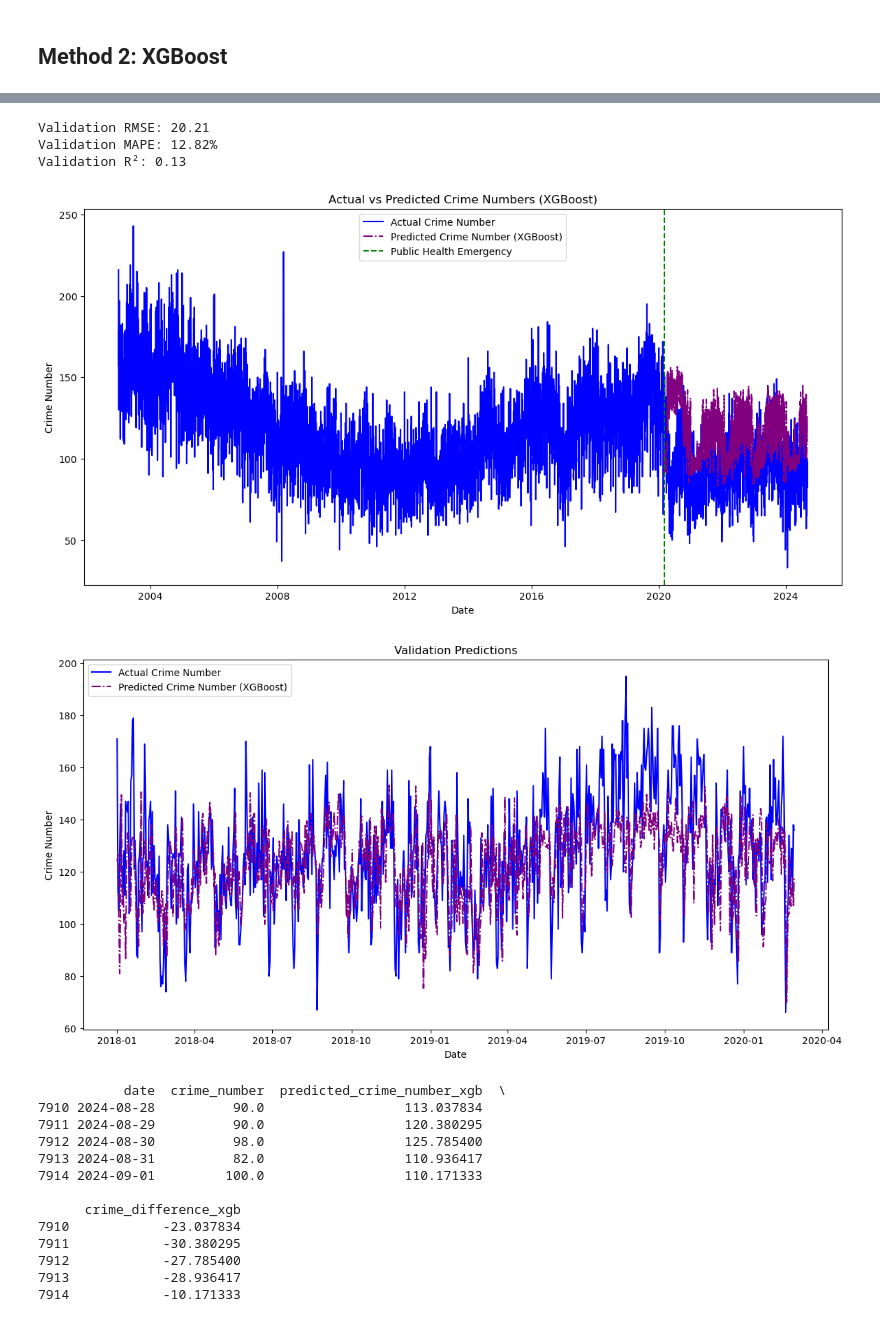
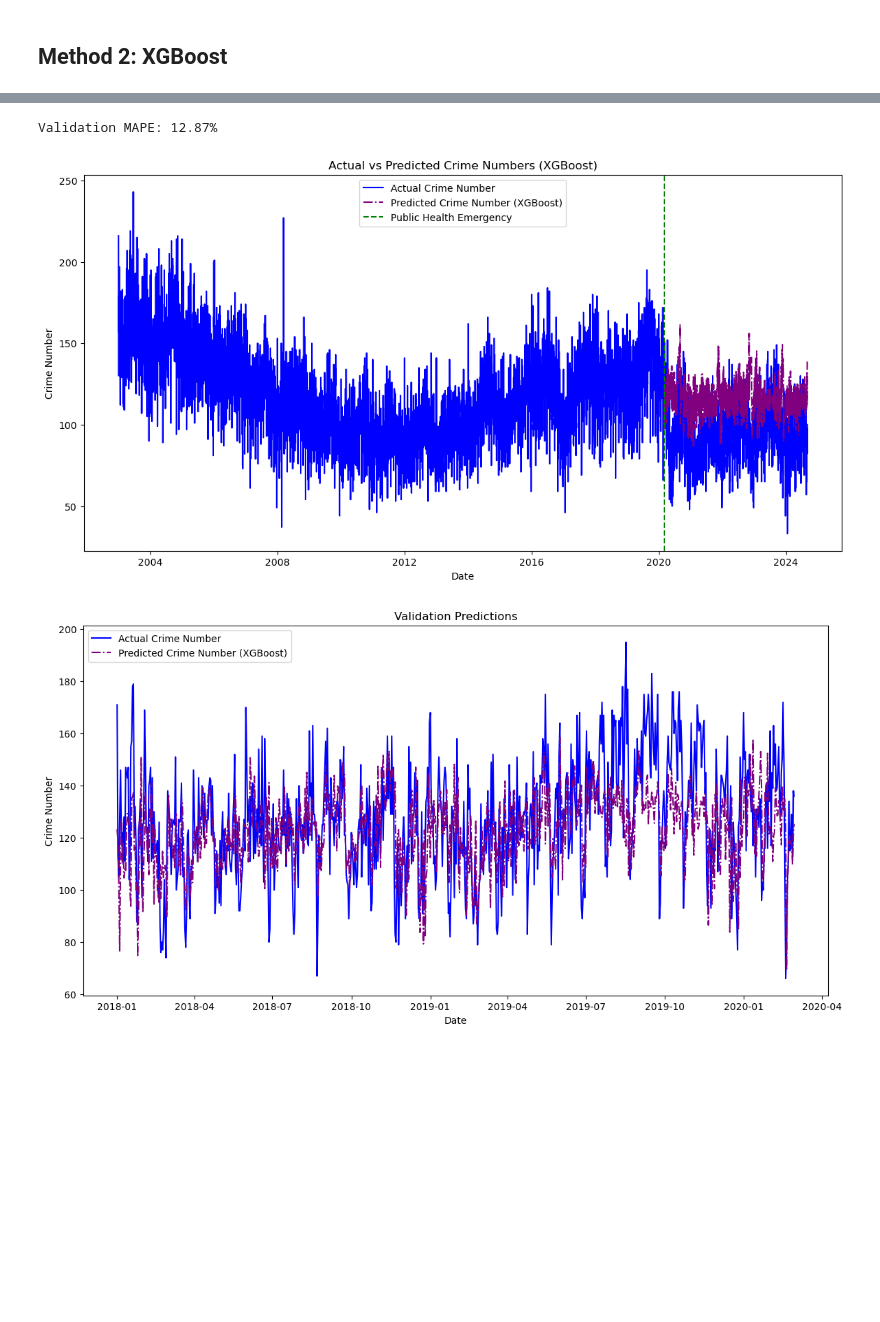
Before and after one commit to HantzeWANG/ECON490, a Jupyter notebook: CrimePrediction.ipynb, the cells around one changed output, grey strips where cells are left out. Saved outputs shown, nothing was run; the diff lists cells and outputs as text; code cells hidden in the pictures; blank space fills up the shorter version.

```diff
--- a/CrimePrediction.ipynb
+++ b/CrimePrediction.ipynb
@@ -437,7 +437,7 @@ features = [
     'crime_number_lag_1', 'crime_number_lag_2', 'crime_number_lag_3',
     'month', 'year', 'Police officers per 100,000 population',
     'Weighted clearance rate', 'Vancouver Unemployment Rate',
-    'CPI', 'MinWage'
+    'CPI', 'MinWage', 'temperature'
 ]
 
 X_train = train_data[features]
@@ -453,17 +453,9 @@ xgb_model.fit(X_train, y_train)
 # Step 3: Evaluate performance on the validation set
 val_predictions = xgb_model.predict(X_val)
 
-# Calculate RMSE
-rmse_val = np.sqrt(mean_squared_error(y_val, val_predictions))
-print(f"Validation RMSE: {rmse_val:.2f}")
-
 # calculate mape
 mape = np.mean(np.abs((y_val - val_predictions) / y_val)) * 100
 print(f"Validation MAPE: {mape:.2f}%")
-
-# Calculate R-squared
-r2_val = r2_score(y_val, val_predictions)
-print(f"Validation R²: {r2_val:.2f}")
 
 # Step 4: Prepare the test data
 test_data = create_lagged_features(test_data, 'crime_number', 3)
@@ -501,52 +493,33 @@ plt.xlabel("Date")
 plt.ylabel("Crime Number")
 plt.title("Actual vs Predicted Crime Numbers (XGBoost)")
 plt.legend()
 plt.show()
 
 #plot validation predictions
 plt.figure(figsize=(14, 7))
 plt.plot(val_data['date'], y_val, label="Actual Crime Number", color="blue")
 plt.plot(val_data['date'], val_predictions, label="Predicted Crime Number (XGBoost)", color="purple", linestyle="-.")
 plt.xlabel("Date")
 plt.ylabel("Crime Number")
 plt.title("Validation Predictions")
 plt.legend()
 plt.show()
-
-# Step 6: Calculate and print crime number differences
-merged_df_xgb['crime_difference_xgb'] = merged_df_xgb['crime_number'] - merged_df_xgb['predicted_crime_number_xgb']
-print(merged_df_xgb[['date', 'crime_number', 'predicted_crime_number_xgb', 'crime_difference_xgb']].tail(5))
 # %% [output]
 A value is trying to be set on a copy of a slice from a DataFrame.
 Try using .loc[row_indexer,col_indexer] = value instead
 
 See the caveats in the documentation: https://pandas.pydata.org/pandas-docs/stable/user_guide/indexing.html#returning-a-view-versus-a-copy
   df[f'{target_col}_lag_{lag}'] = df[target_col].shift(lag)
 A value is trying to be set on a copy of a slice from a DataFrame.
 Try using .loc[row_indexer,col_indexer] = value instead
 
 See the caveats in the documentation: https://pandas.pydata.org/pandas-docs/stable/user_guide/indexing.html#returning-a-view-versus-a-copy
   df[f'{target_col}_lag_{lag}'] = df[target_col].shift(lag)
 A value is trying to be set on a copy of a slice from a DataFrame.
 Try using .loc[row_indexer,col_indexer] = value instead
 
 See the caveats in the documentation: https://pandas.pydata.org/pandas-docs/stable/user_guide/indexing.html#returning-a-view-versus-a-copy
   df[f'{target_col}_lag_{lag}'] = df[target_col].shift(lag)
-Validation RMSE: 20.21
-Validation MAPE: 12.82%
-Validation R²: 0.13
+Validation MAPE: 12.87%
-[figure, old version]
+[figure, new version]
-[figure, old version]
+[figure, new version]
-           date  crime_number  predicted_crime_number_xgb  \
-7910 2024-08-28          90.0                  113.037834
-7911 2024-08-29          90.0                  120.380295
-7912 2024-08-30          98.0                  125.785400
-7913 2024-08-31          82.0                  110.936417
-7914 2024-09-01         100.0                  110.171333
-
-      crime_difference_xgb
-7910            -23.037834
-7911            -30.380295
-7912            -27.785400
-7913            -28.936417
-7914            -10.171333
```
Also changed, not shown: parts of 4 cells of this notebook.
